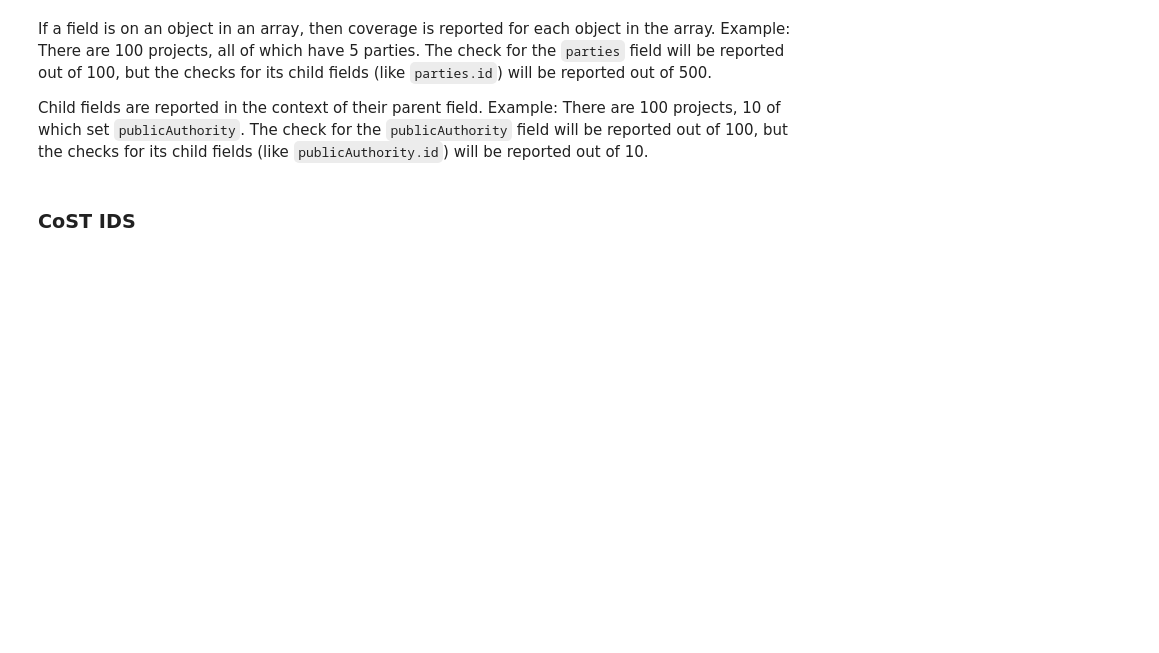
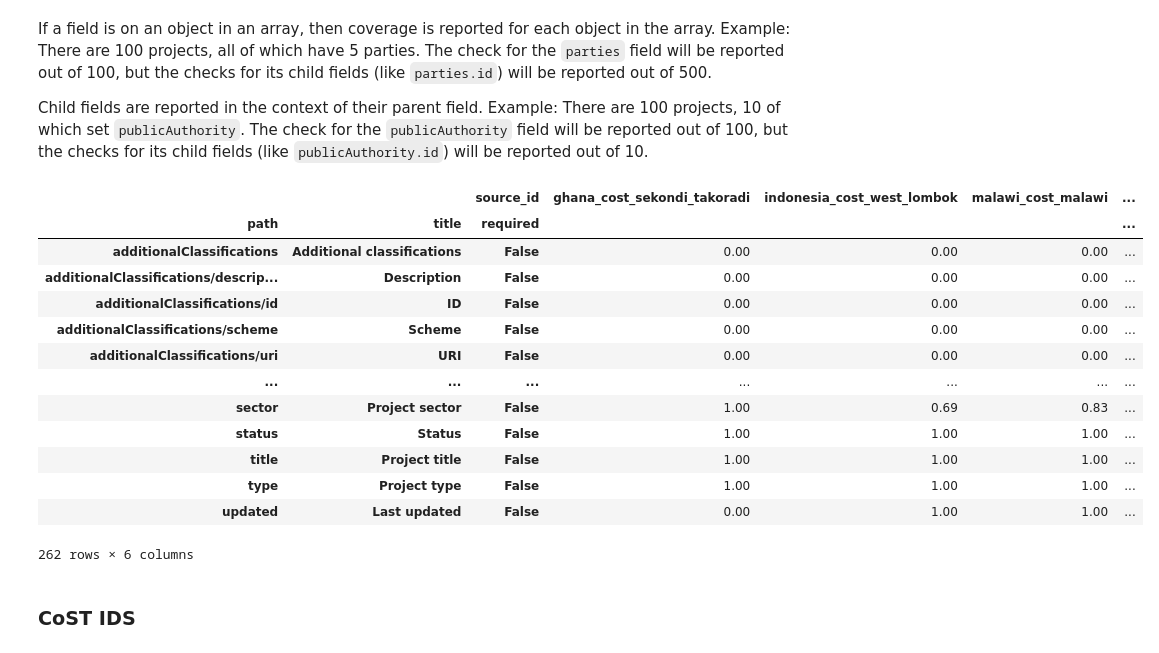
Before and after one commit to open-contracting/notebooks-oc4ids, a Jupyter notebook: OC4IDS_Publisher_Status_Report.ipynb, the cells around one changed output. Cells and saved outputs as stored; diff of their text form; code cells hidden in the pictures; blank space fills up the shorter version.

```diff
--- a/OC4IDS_Publisher_Status_Report.ipynb
+++ b/OC4IDS_Publisher_Status_Report.ipynb
@@ -623,16 +955,33 @@ If a field is on an object in an array, then coverage is reported for each objec
 
 Child fields are reported in the context of their parent field. Example: There are 100 projects, 10 of which set `publicAuthority`. The check for the `publicAuthority` field will be reported out of 100, but the checks for its child fields (like `publicAuthority.id`) will be reported out of 10.
 # %%
-collection_ids = %sql select collection_id from run_collection where run_id = :run_id
+collection_ids = %sql select collection_id, source_id from run_collection join collection on run_collection.collection_id = collection.id where run_id = :run_id order by source_id asc;
 
 oc4ids_coverage = pd.DataFrame()
 
 for collection_id in collection_ids['collection_id']:
   oc4ids_coverage = pd.concat([oc4ids_coverage, get_schema_coverage(collection_id)])
 
-oc4ids_coverage = oc4ids_coverage.pivot(index=['path', 'title', 'required'], columns='collection_id', values='coverage')
+oc4ids_coverage = oc4ids_coverage.merge(collection_ids, on="collection_id")
+
+oc4ids_coverage = oc4ids_coverage.pivot(index=['path', 'title', 'required'], columns='source_id', values='coverage')
 
 oc4ids_coverage
+# %% [output]
+|  |  | source_id | ghana_cost_sekondi_takoradi | indonesia_cost_west_lombok | malawi_cost_malawi | ... |
+| path | title | required |  |  |  | ... |
+| additionalClassifications | Additional classifications | False | 0.00 | 0.00 | 0.00 | ... |
+| additionalClassifications/descrip... | Description | False | 0.00 | 0.00 | 0.00 | ... |
+| additionalClassifications/id | ID | False | 0.00 | 0.00 | 0.00 | ... |
+| additionalClassifications/scheme | Scheme | False | 0.00 | 0.00 | 0.00 | ... |
+| additionalClassifications/uri | URI | False | 0.00 | 0.00 | 0.00 | ... |
+| ... | ... | ... | ... | ... | ... | ... |
+| sector | Project sector | False | 1.00 | 0.69 | 0.83 | ... |
+| status | Status | False | 1.00 | 1.00 | 1.00 | ... |
+| title | Project title | False | 1.00 | 1.00 | 1.00 | ... |
+| type | Project type | False | 1.00 | 1.00 | 1.00 | ... |
+| updated | Last updated | False | 0.00 | 1.00 | 1.00 | ... |
+262 rows × 6 columns
 # %% [markdown]
 ### CoST IDS
 # %% [markdown]
```
Also changed, not shown: parts of 46 cells of this notebook.
